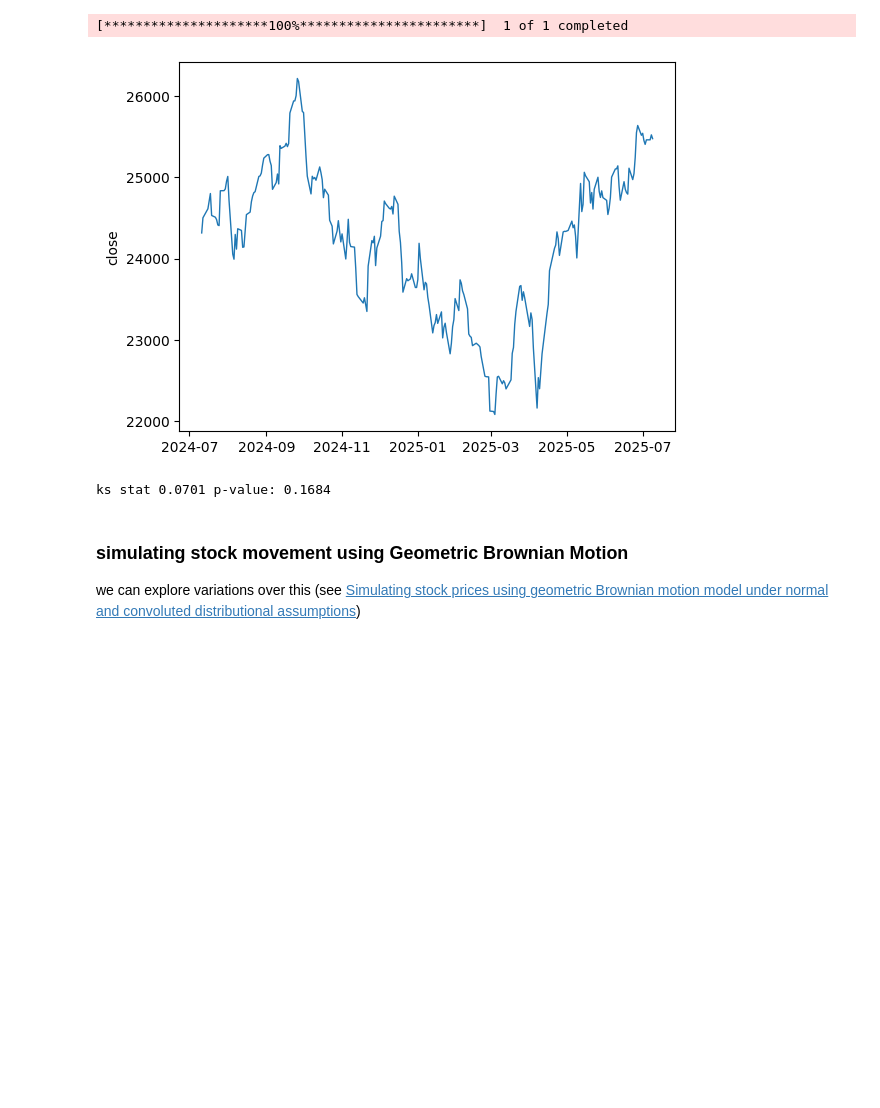
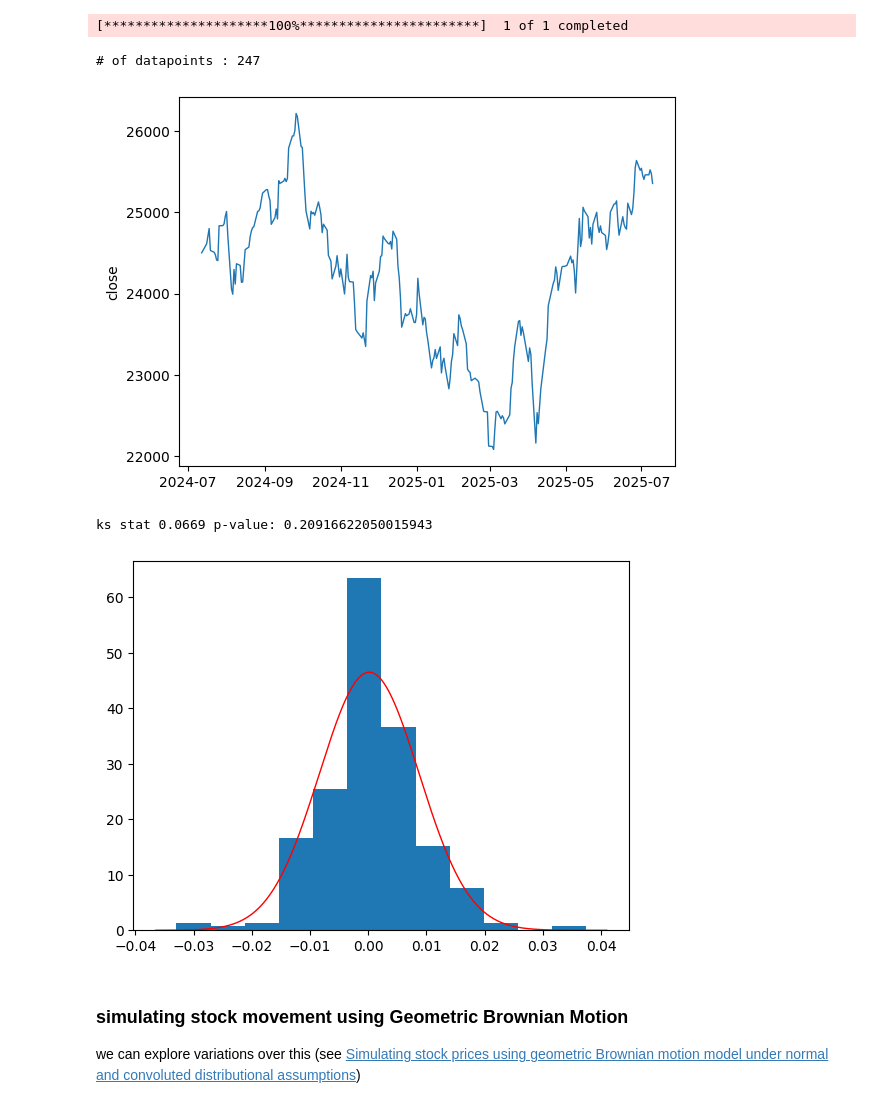
Before and after one commit to borishangh/ml_vs_baseline_reits, a Jupyter notebook: modelling_movement.ipynb, the cells around one changed output. Cells and saved outputs as stored; diff of their text form; code cells hidden in the pictures; blank space fills up the shorter version.

```diff
--- a/modelling_movement.ipynb
+++ b/modelling_movement.ipynb
@@ -7,8 +7,10 @@ from utils.modelling import gbm
 # %%
 df = get_stock_data("^NSEI")
+print(f"# of datapoints : {len(df)}")
 plt.ylabel("close")
 plt.plot(df.Date, df.Close, lw = 1)
 plt.show()
 # %% [output]
 [*********************100%***********************]  1 of 1 completed
+# of datapoints : 247
-[figure, old version]
+[figure, new version]
@@ -15,11 +23,14 @@ plt.show()
 # %%
 returns = df.Returns
-mu, sigma = returns.mean(), returns.std()
-stat, pval = stats.kstest(returns, 'norm', args=(mu, sigma))
+stat, pval = stats.kstest(returns, 'norm',
+                          args=(returns.mean(), returns.std()))
 
-print(f"ks stat {stat:.4f} p-value: {pval:.4f}")
+print(f"ks stat {stat:.4f} p-value: {pval}")
+
+draw_with_fit(plt, returns, stats.norm)
 # %% [output]
-ks stat 0.0701 p-value: 0.1684
+ks stat 0.0669 p-value: 0.20916622050015943
+[figure, added]
 # %% [markdown]
 ### simulating stock movement using Geometric Brownian Motion
 we can explore variations over this (see [Simulating stock prices using geometric Brownian motion model under normal and convoluted distributional assumptions](https://www.sciencedirect.com/science/article/pii/S2468227623000157))
```
Also changed, not shown: parts of 13 cells of this notebook, 3 other files.
